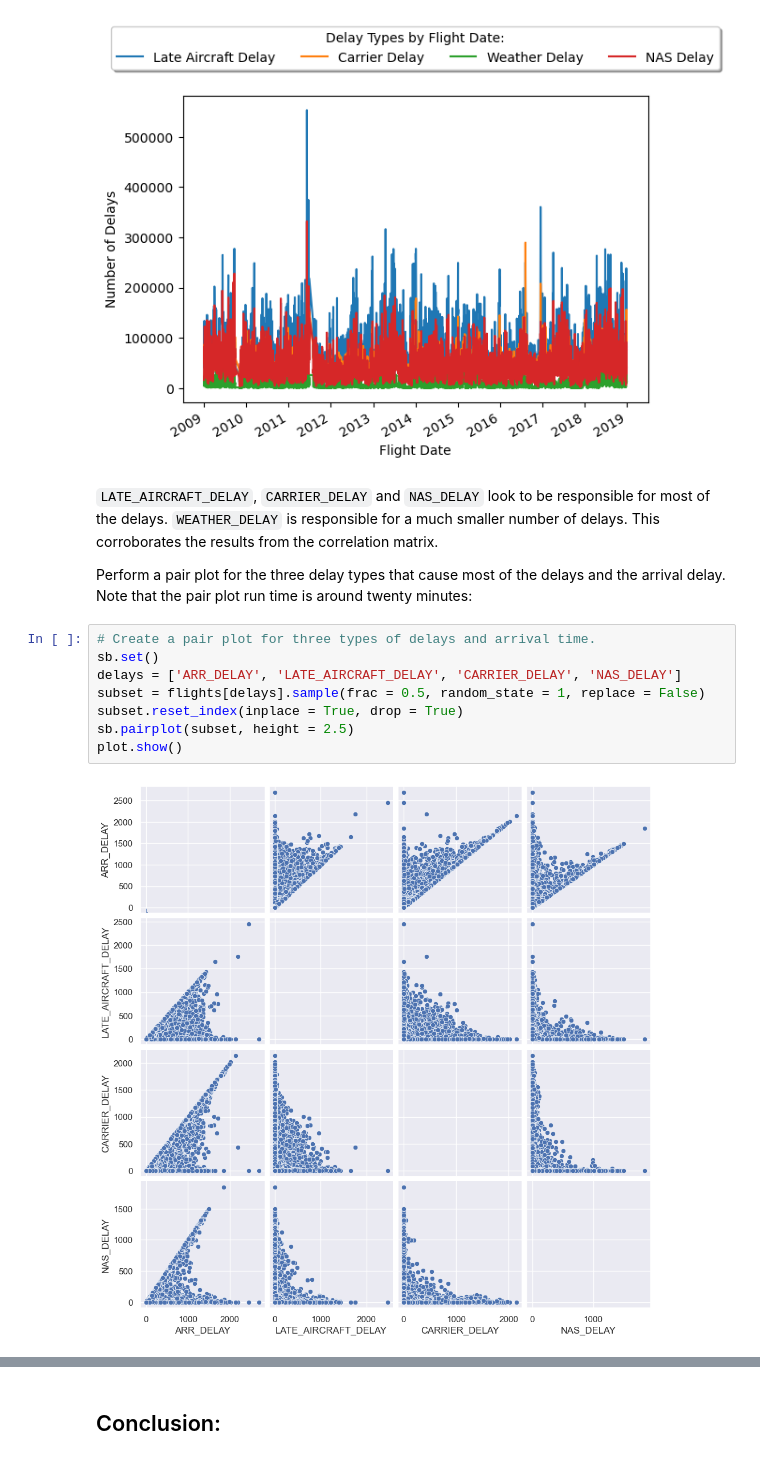
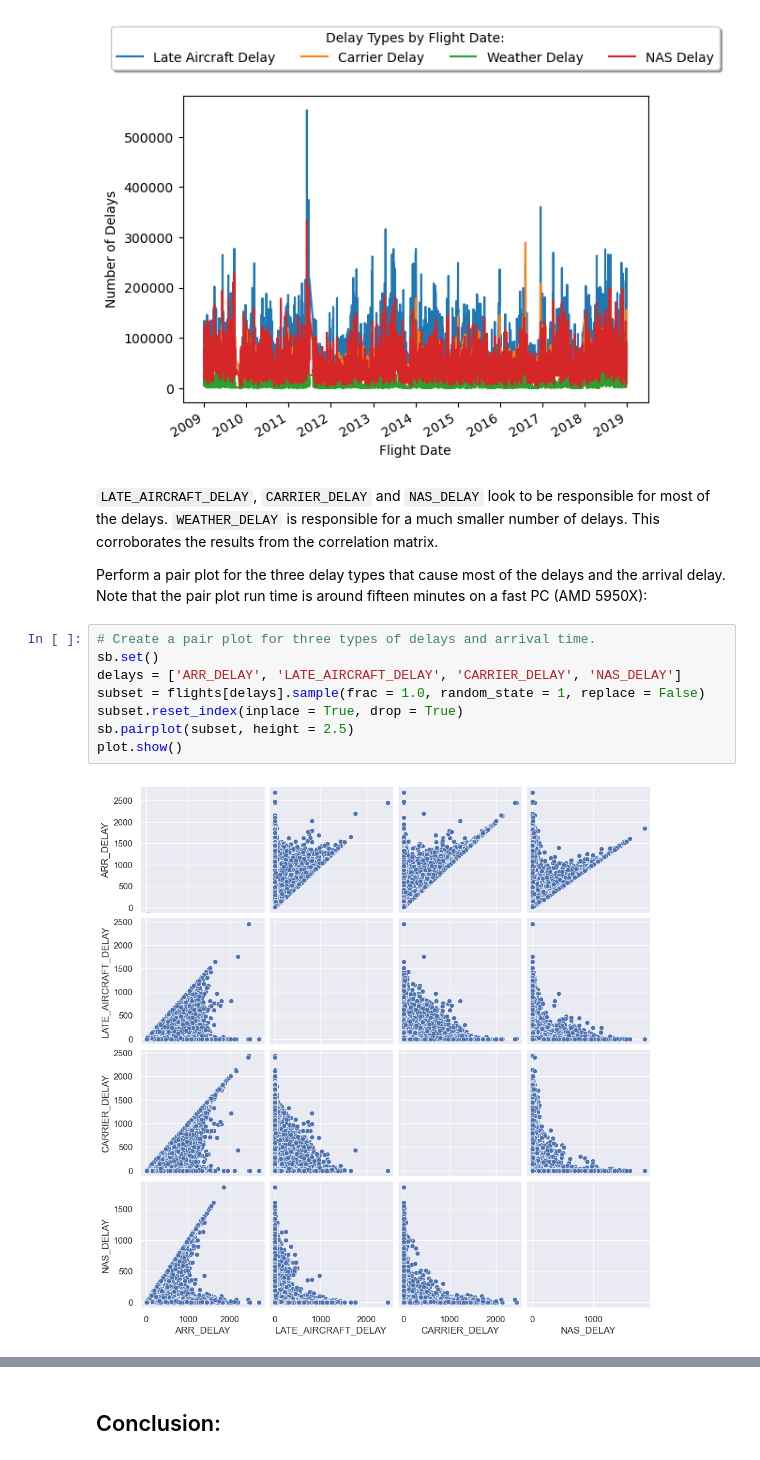
Before and after one commit to misterpsmith/wgu-d195, a Jupyter notebook: flight-delay-causes.ipynb, the cells around one changed output, grey strips where cells are left out. Cells and saved outputs as stored; diff of their text form.

```diff
--- a/flight-delay-causes.ipynb
+++ b/flight-delay-causes.ipynb
@@ -646,15 +646,15 @@ plot.show()
 # %% [markdown]
 `LATE_AIRCRAFT_DELAY`, `CARRIER_DELAY` and `NAS_DELAY` look to be responsible for most of the delays. `WEATHER_DELAY` is responsible for a much smaller number of delays.  This corroborates the results from the correlation matrix.
 
-Perform a pair plot for the three delay types that cause most of the delays and the arrival delay. Note that the pair plot run time is around twenty minutes:
+Perform a pair plot for the three delay types that cause most of the delays and the arrival delay. Note that the pair plot run time is around fifteen minutes on a fast PC (AMD 5950X):
 # %%
 # Create a pair plot for three types of delays and arrival time.
 sb.set()
 delays = ['ARR_DELAY', 'LATE_AIRCRAFT_DELAY', 'CARRIER_DELAY', 'NAS_DELAY']
-subset = flights[delays].sample(frac = 0.5, random_state = 1, replace = False)
+subset = flights[delays].sample(frac = 1.0, random_state = 1, replace = False)
 subset.reset_index(inplace = True, drop = True)
 sb.pairplot(subset, height = 2.5)
 plot.show()
 # %% [output]
-[figure, old version]
+[figure, new version]
 # %% [markdown]
```
Also changed, not shown: parts of 5 cells of this notebook, 1 other file.
